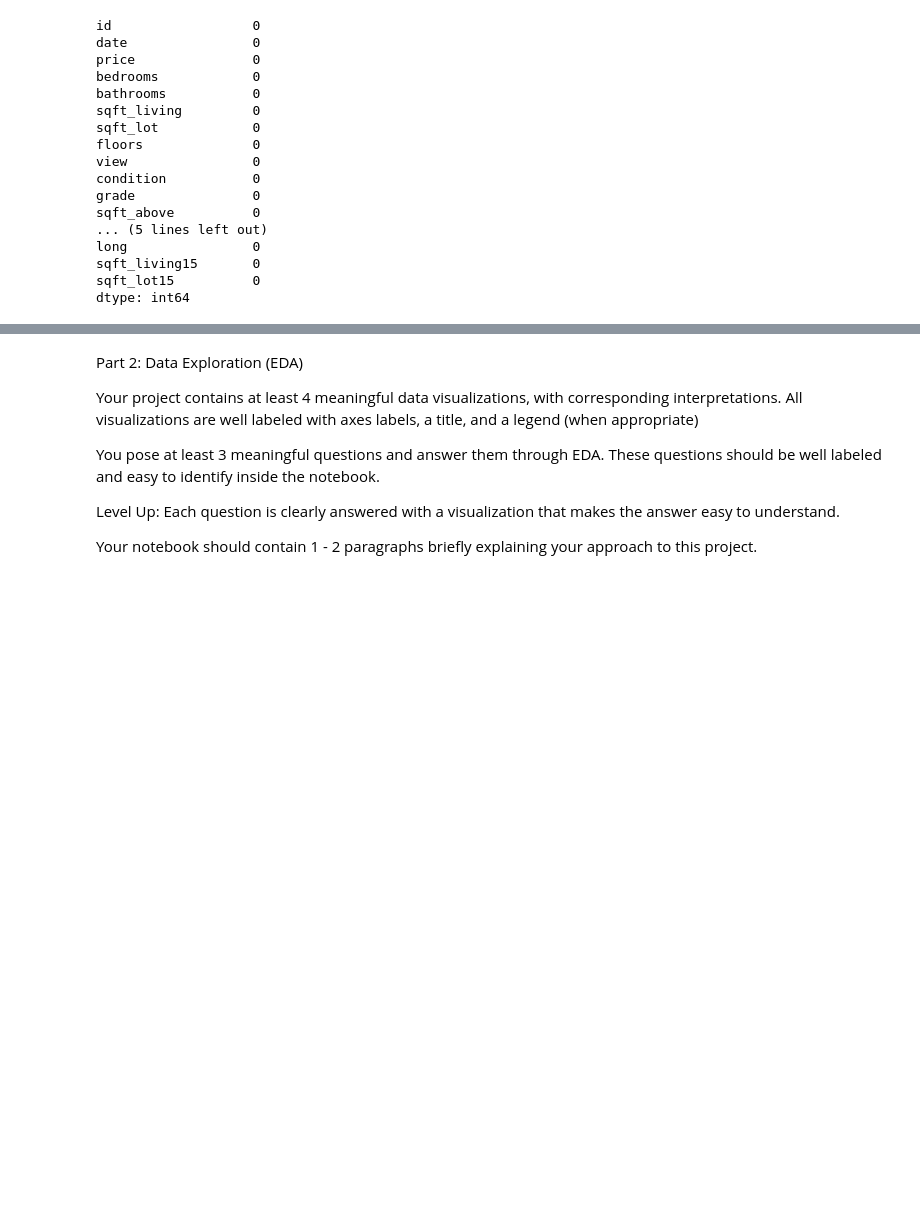
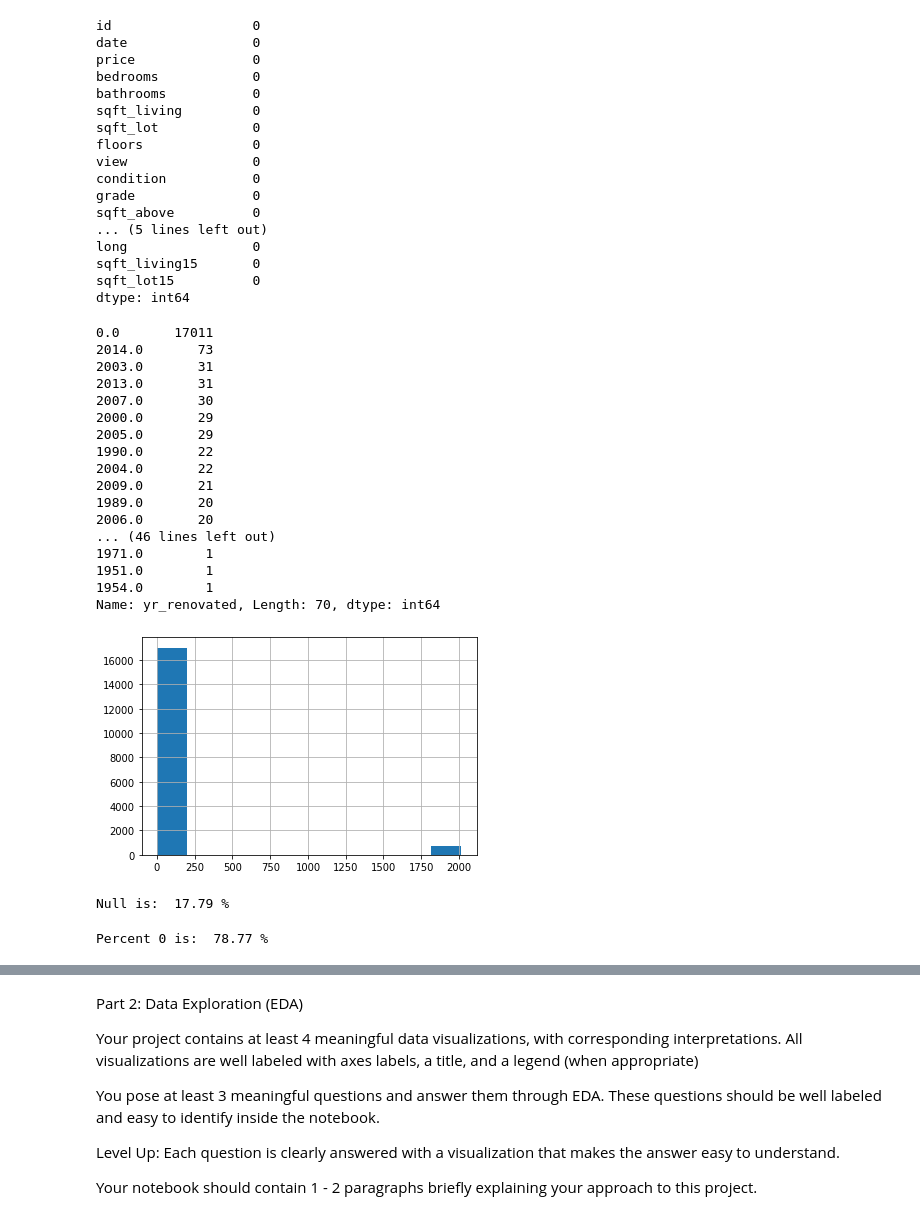
Before and after one commit to carleygordon23/Flatiron-Module-1-Project, a Jupyter notebook: Module 1 Project/Module 1 Project.ipynb, the cells around one changed output, grey strips where cells are left out. Saved outputs shown, nothing was run; the diff lists cells and outputs as text; code cells hidden in the pictures; blank space fills up the shorter version.

```diff
--- a/Module 1 Project/Module 1 Project.ipynb
+++ b/Module 1 Project/Module 1 Project.ipynb
@@ -224,3 +224,42 @@ sqft_lot15          0
 dtype: int64
 # %%
 #take care of yr_renovated nulls from df_new
+df_new.yr_renovated.hist() #histogram of non-null values
+
+df_new.yr_renovated.value_counts()
+# %% [output]
+0.0       17011
+2014.0       73
+2003.0       31
+2013.0       31
+2007.0       30
+2000.0       29
+2005.0       29
+1990.0       22
+2004.0       22
+2009.0       21
+1989.0       20
+2006.0       20
+... (46 lines left out)
+1971.0        1
+1951.0        1
+1954.0        1
+Name: yr_renovated, Length: 70, dtype: int64
+[figure, added]
+# %%
+#null value percent of total
+total_yr_renovated_values = len(df_new.yr_renovated)
+null_yr_renovated_values = df_new.yr_renovated.isna().sum()
+null_yr_renovated_percent = null_yr_renovated_values / total_yr_renovated_values * 100
+print('Null is: ', round(null_yr_renovated_percent, 2),'%')
+# %% [output]
+Null is:  17.79 %
+# %%
+#appears majority is at 0
+#get percent that is 0
+zero_yr_renovated_values = df.yr_renovated.value_counts()[0]
+
+zero_yr_renovated_percent = zero_yr_renovated_values / total_yr_renovated_values * 100
+print('Percent 0 is: ', round(zero_yr_renovated_percent, 2),'%')
+# %% [output]
+Percent 0 is:  78.77 %
```
Also changed, not shown: parts of 4 cells of this notebook.
